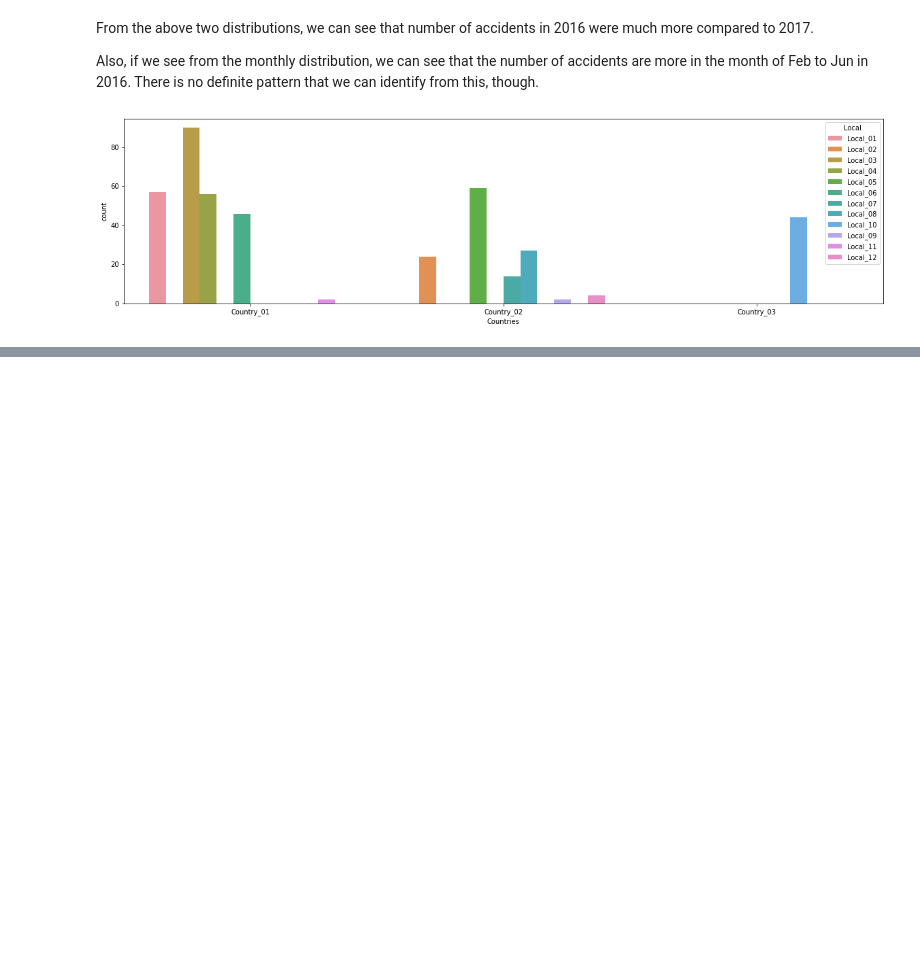
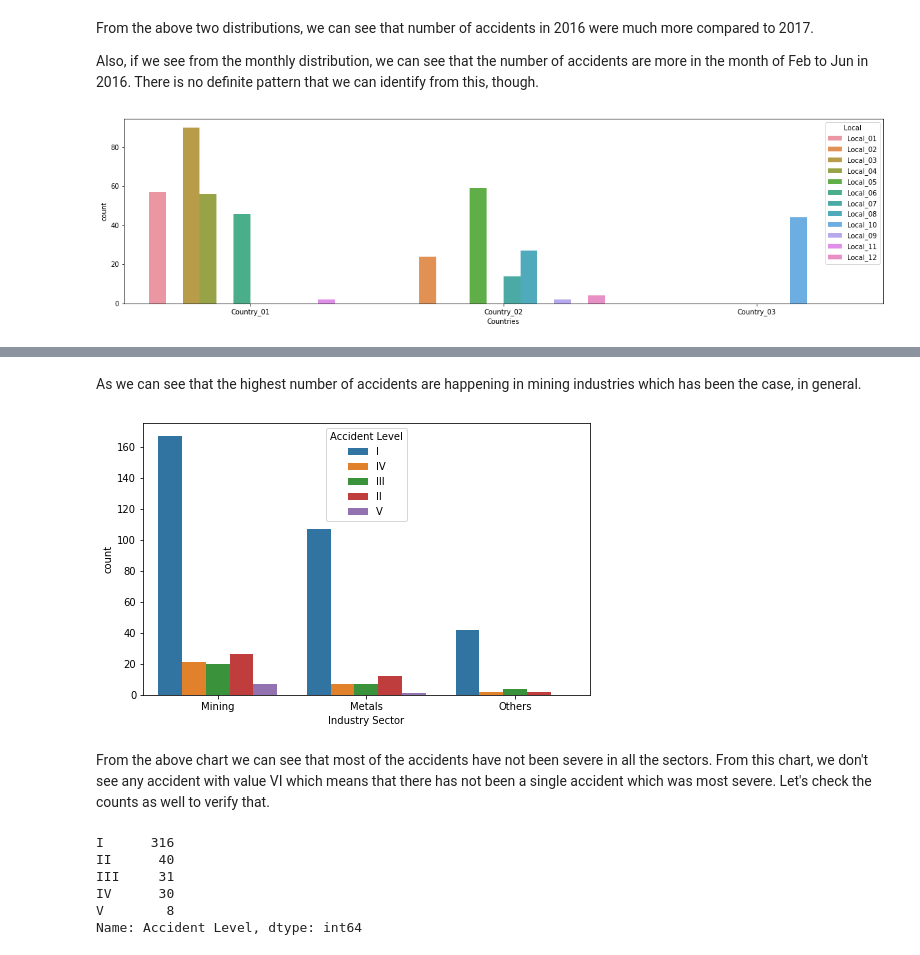
Before and after one commit to girijeshcse/chatbot_savy, a Jupyter notebook: notebooks/Initial.ipynb, the cells around one changed output, grey strips where cells are left out. Saved outputs shown, nothing was run; the diff lists cells and outputs as text; code cells hidden in the pictures; blank space fills up the shorter version.

```diff
--- a/notebooks/Initial.ipynb
+++ b/notebooks/Initial.ipynb
@@ -127,0 +175,18 @@ sns.countplot(x=data['Countries'], hue=data['Local']);
+# %% [markdown]
+As we can see that the highest number of accidents are happening in mining industries which has been the case, in general.
+# %%
+#Checking how critical the accidents have been in each industry
+sns.countplot(x=data['Industry Sector'], hue= data['Accident Level']);
+# %% [output]
+[figure, added]
+# %% [markdown]
+From the above chart we can see that most of the accidents have not been severe in all the sectors. From this chart, we don't see any accident with value VI which means that there has not been a single accident which was most severe. Let's check the counts as well to verify that.
+# %%
+data['Accident Level'].value_counts()
+# %% [output]
+I      316
+II      40
+III     31
+IV      30
+V        8
+Name: Accident Level, dtype: int64
```
Also changed, not shown: parts of 38 cells of this notebook.
